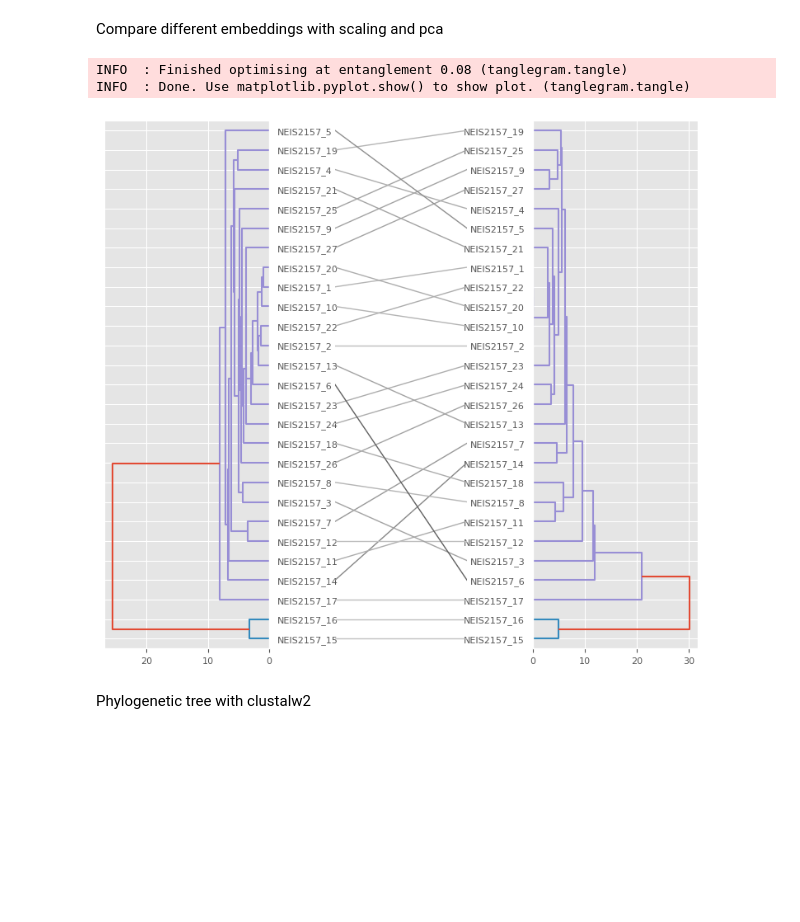
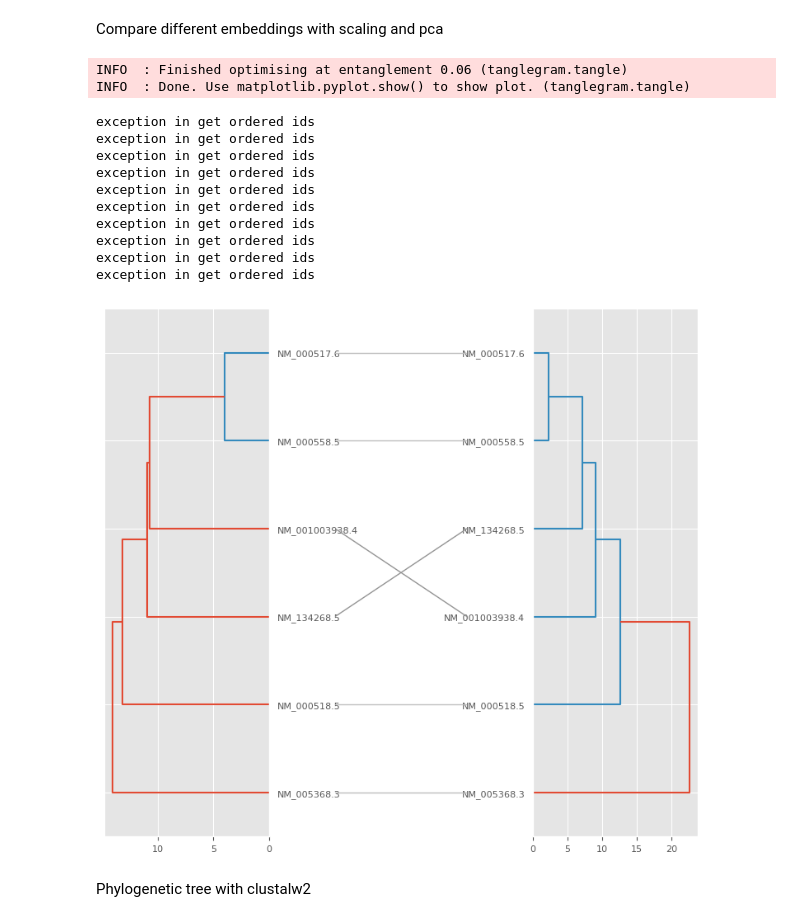
Before and after one commit to matteotolloso/BioEmbedding, a Jupyter notebook: hierarchical.ipynb, the cells around one changed output. Cells and saved outputs as stored; diff of their text form; code cells hidden in the pictures; blank space fills up the shorter version.

```diff
--- a/hierarchical.ipynb
+++ b/hierarchical.ipynb
@@ -9,7 +9,10 @@ import matplotlib.pyplot as plt
 from autoembedding.embeddings_matrix import build_embeddings_matrix
 #InteractiveShell.ast_node_interactivity = "all"
 
-embeddings_dict = utils.get_embeddings_dict("dataset/NEIS2157.json")
+#PATH = "dataset/NEIS2157.json"
+PATH = "dataset/globins/globins.json"
+
+embeddings_dict = utils.get_embeddings_dict(PATH)
 
 IDs, embeddings_matrix = build_embeddings_matrix(
     embeddings_dict = embeddings_dict,
@@ -58,7 +66,7 @@ from sklearn.decomposition import PCA
 from sklearn.preprocessing import StandardScaler
 
 # Loading the embeddings dict
-embeddings_dict = utils.get_embeddings_dict("dataset/NEIS2157.json")
+embeddings_dict = utils.get_embeddings_dict(PATH)
 
 # Building the embedding matix
 IDs, embeddings_matrix_A = build_embeddings_matrix(
@@ -70,7 +78,7 @@ IDs, embeddings_matrix_A = build_embeddings_matrix(
 IDs, embeddings_matrix_B = build_embeddings_matrix(
     embeddings_dict = embeddings_dict,
     embedder="prose",
-    combiner_method="average"
+    combiner_method="max"
 )
 
 # Scaling
@@ -81,38 +89,48 @@ embeddings_matrix_B = scaler.fit_transform(embeddings_matrix_B)
 
 
 # Principal component analysis
-pca = PCA(n_components=10)
+pca = PCA(n_components=5)
 embeddings_matrix_A = pca.fit_transform(embeddings_matrix_A)
-pca = PCA(n_components=19)
+pca = PCA(n_components=5)
 embeddings_matrix_B = pca.fit_transform(embeddings_matrix_B)
 
 
 # Buliding an array encoding the pairwise distances between rows (observations) in the embedding matrix
 condensed_distances_A = pdist(embeddings_matrix_A, metric="euclidean")
 condensed_distances_B = pdist(embeddings_matrix_B, metric="euclidean")
 
 
 # Calculating the hierarchical clustering
 linkage_matrix_A = linkage(condensed_distances_A, method="average")
 linkage_matrix_B = linkage(condensed_distances_B, method="average")
 
 
 # Plot tanglegram
 fig = tg.plot(
     linkage_matrix_A,
     linkage_matrix_B,
     labelsA=IDs,
     labelsB=IDs,
     sort="step2side",
     link_kwargs = {},
     dend_kwargs={}
 )
 
 plt.show()
 # %% [output]
-INFO  : Finished optimising at entanglement 0.08 (tanglegram.tangle)
+INFO  : Finished optimising at entanglement 0.06 (tanglegram.tangle)
 INFO  : Done. Use matplotlib.pyplot.show() to show plot. (tanglegram.tangle)
+exception in get ordered ids
+exception in get ordered ids
+exception in get ordered ids
+exception in get ordered ids
+exception in get ordered ids
+exception in get ordered ids
+exception in get ordered ids
+exception in get ordered ids
+exception in get ordered ids
+exception in get ordered ids
-[figure, old version]
+[figure, new version]
 # %% [markdown]
 Phylogenetic tree with clustalw2
 # %%
```
Also changed, not shown: parts of 1 cell of this notebook, 8 other files.
